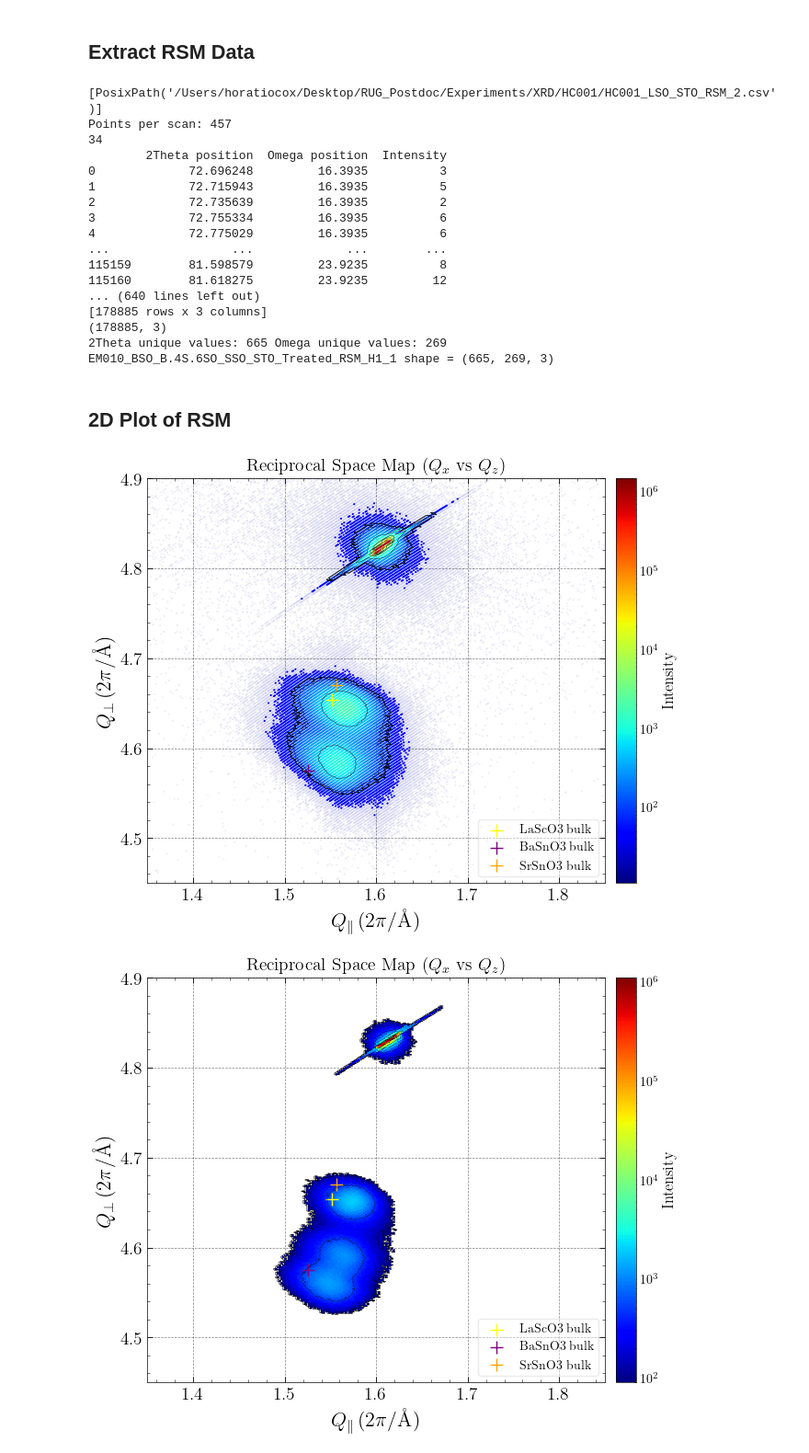
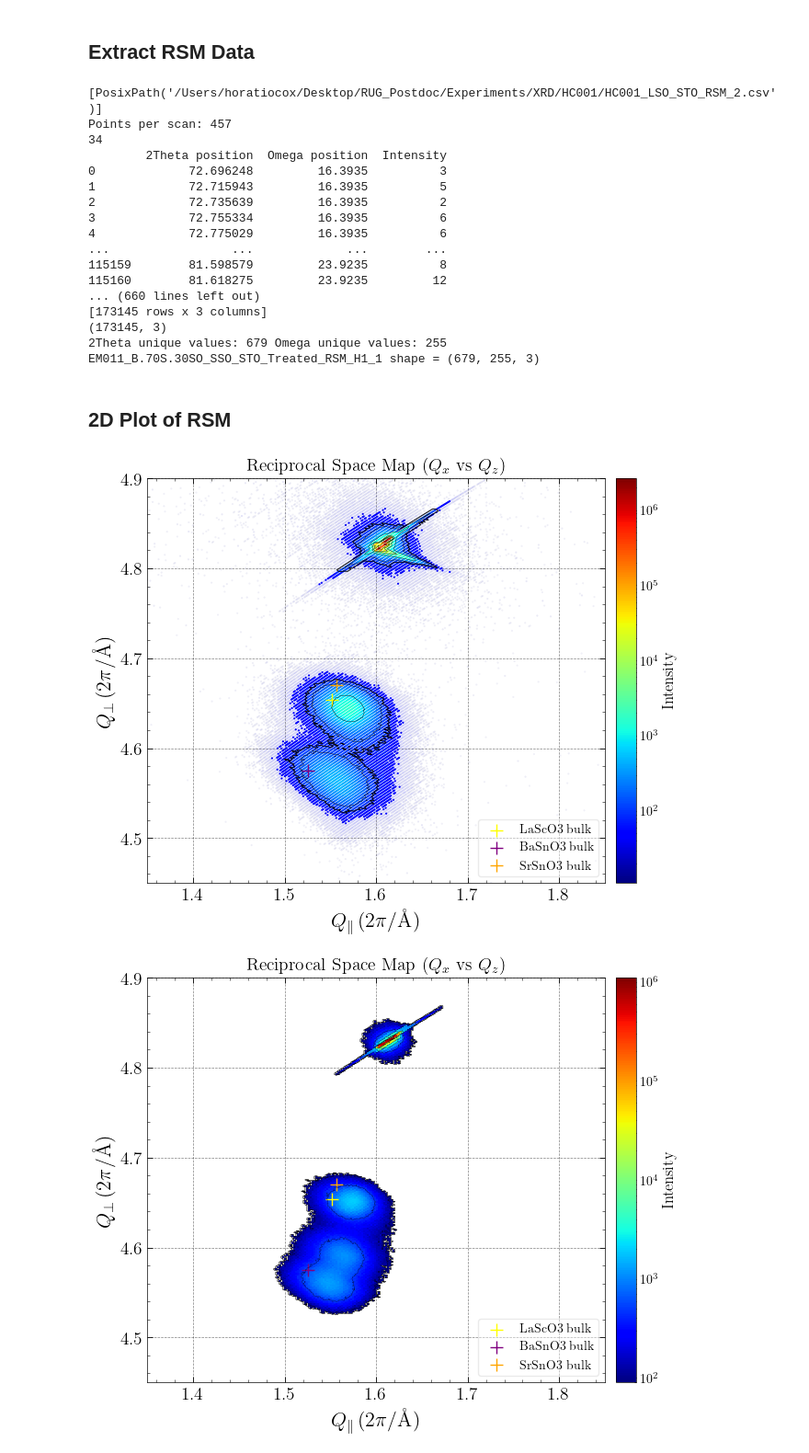
Before and after one commit to hc3413/Thin_Film_Analysis, a Jupyter notebook: RSM_Analysis.ipynb, the cells around one changed output. Shown at 92% size. Saved outputs shown, nothing was run; the diff lists cells and outputs as text; code cells hidden in the pictures.

```diff
--- a/RSM_Analysis.ipynb
+++ b/RSM_Analysis.ipynb
@@ -63,6 +63,7 @@ RSM_EM007 = RSM(root_XRD, folder_name = 'EM007')
 RSM_EM008 = RSM(root_XRD, folder_name = 'EM008')
 RSM_EM009 = RSM(root_XRD, folder_name = 'EM009')
 RSM_EM010 = RSM(root_XRD, folder_name = 'EM010')
+RSM_EM011 = RSM(root_XRD, folder_name = 'EM011')
 # %% [output]
 [PosixPath('/Users/horatiocox/Desktop/RUG_Postdoc/Experiments/XRD/HC001/HC001_LSO_STO_RSM_2.csv')]
 Points per scan: 457
@@ -76,21 +77,21 @@ Points per scan: 457
 ...                 ...             ...        ...
 115159        81.598579         23.9235          8
 115160        81.618275         23.9235         12
-... (640 lines left out)
-[178885 rows x 3 columns]
-(178885, 3)
-2Theta unique values: 665 Omega unique values: 269
-EM010_BSO_B.4S.6SO_SSO_STO_Treated_RSM_H1_1 shape = (665, 269, 3)
+... (660 lines left out)
+[173145 rows x 3 columns]
+(173145, 3)
+2Theta unique values: 679 Omega unique values: 255
+EM011_B.70S.30SO_SSO_STO_Treated_RSM_H1_1 shape = (679, 255, 3)
 # %% [markdown]
 ## 2D Plot of RSM
 # %%
 #def plot_2D(self, threshold_filt: float = 1e-99, log_scale: bool = True, x_lim = [1.35, 2.05], y_lim = [4.8, 5.29], plot_type = 'contour'):
-single_dat = [RSM_EM009]
+single_dat = [RSM_EM011]
 fig1 = RSM_plot_sep(dat = single_dat,threshold_filt = 10, grid_filt = 90, resolution_scaling=None, plot_type = 'contour', ax_unit='reciprocal', string_suppress = True, x_lim = [1.35, 1.85], y_lim = [4.45, 4.9]) #x_lim = [-0.12, 0.12], y_lim = [2.93, 3.11]
 
 fig1.savefig(f'{single_dat[0].folder_path}/{single_dat[0].plot_string[0]}.{fig_format}', dpi=600, bbox_inches='tight', transparent=True)
 # %% [output]
-[figure, old version]
+[figure, new version]
 # %%
 fig1 = RSM_plot_sep(dat = single_dat,threshold_filt = 1, grid_filt = 1, resolution_scaling=3, plot_type = 'mesh', ax_unit='reciprocal', string_suppress = True, x_lim = [1.35, 1.85], y_lim = [4.45, 4.9]) #x_lim = [-0.05, 0.05], y_lim = [3, 3.04])
 # %% [output]
```
Also changed, not shown: parts of 1 cell of this notebook, 3 other files.
